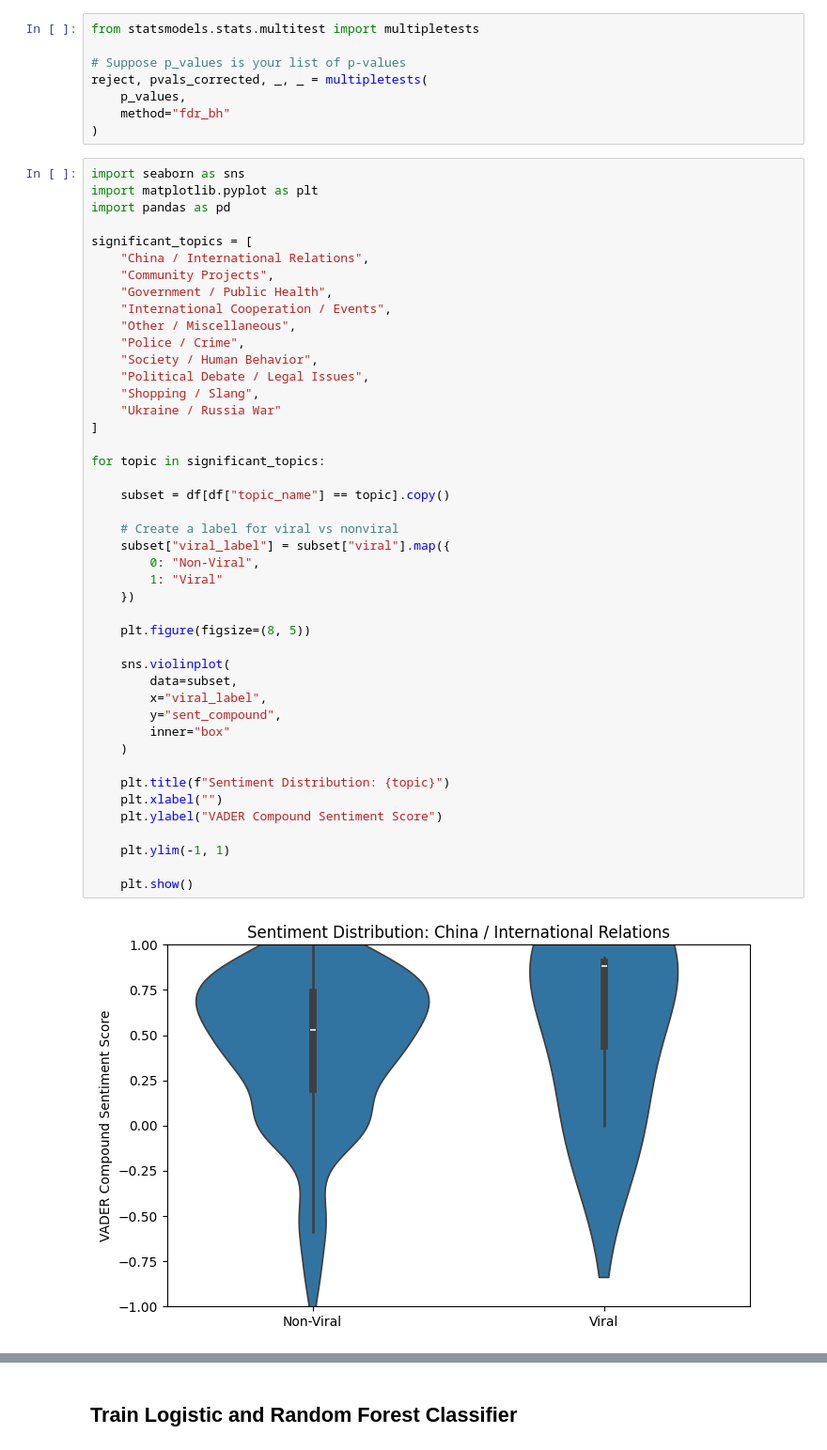
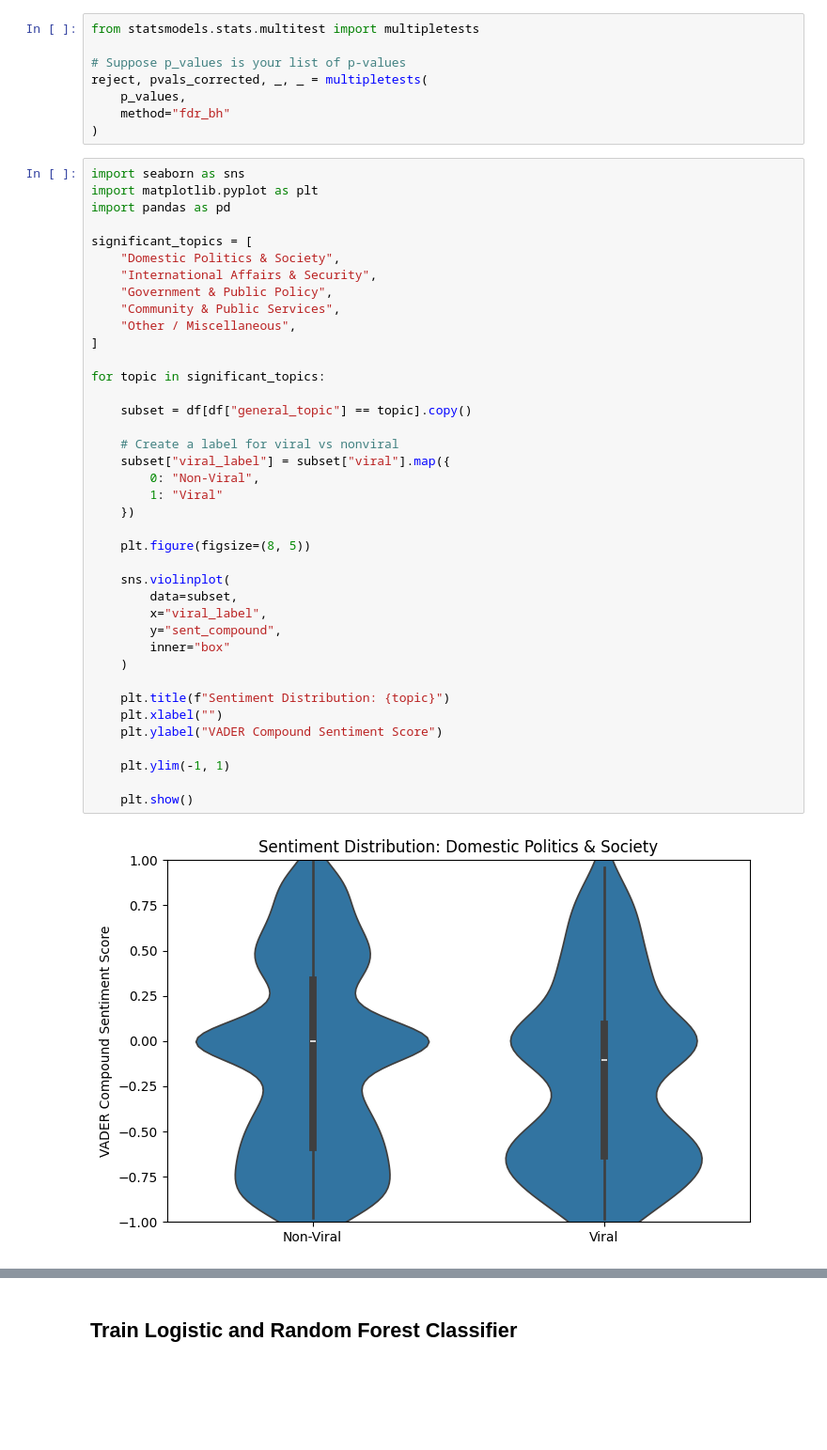
Before and after one commit to jcui2001/tweet-topic-virality-analysis, a Jupyter notebook: EDA_Modeling_DATASCI266_project_nb.ipynb, the cells around one changed output, grey strips where cells are left out. Shown at 94% size. Drawn from its saved outputs; the diff is of its cells as text; blank space fills up the shorter version.

```diff
--- a/EDA_Modeling_DATASCI266_project_nb.ipynb
+++ b/EDA_Modeling_DATASCI266_project_nb.ipynb
@@ -668,43 +668,38 @@ import matplotlib.pyplot as plt
 import pandas as pd
 
 significant_topics = [
-    "China / International Relations",
-    "Community Projects",
-    "Government / Public Health",
-    "International Cooperation / Events",
+    "Domestic Politics & Society",
+    "International Affairs & Security",
+    "Government & Public Policy",
+    "Community & Public Services",
     "Other / Miscellaneous",
-    "Police / Crime",
-    "Society / Human Behavior",
-    "Political Debate / Legal Issues",
-    "Shopping / Slang",
-    "Ukraine / Russia War"
 ]
 
 for topic in significant_topics:
 
-    subset = df[df["topic_name"] == topic].copy()
+    subset = df[df["general_topic"] == topic].copy()
 
     # Create a label for viral vs nonviral
     subset["viral_label"] = subset["viral"].map({
         0: "Non-Viral",
         1: "Viral"
     })
 
     plt.figure(figsize=(8, 5))
 
     sns.violinplot(
         data=subset,
         x="viral_label",
         y="sent_compound",
         inner="box"
     )
 
     plt.title(f"Sentiment Distribution: {topic}")
     plt.xlabel("")
     plt.ylabel("VADER Compound Sentiment Score")
 
     plt.ylim(-1, 1)
 
     plt.show()
 # %% [output]
-[figure, old version]
+[figure, new version]
```
Also changed, not shown: parts of 12 cells of this notebook.
